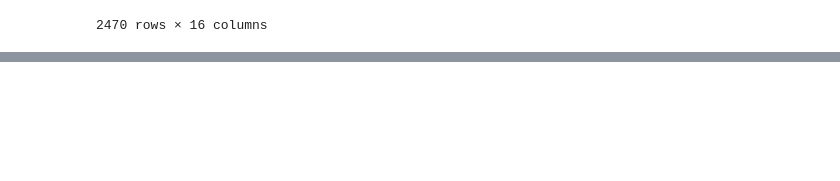
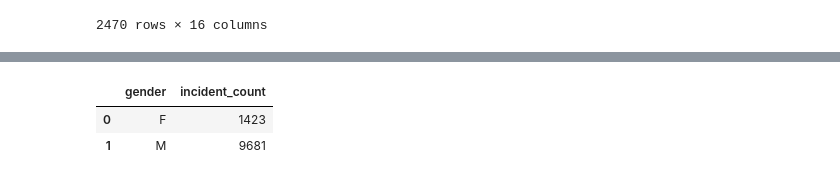
Before and after one commit to Saifullah785/Machine_Learning_Projects, a Jupyter notebook: Project_04_Isreal_and_Palestine_Fatalities_Analysis/Project_04_Isreal_and_Palestine_Fatalities_Analysis.ipynb, the cells around one changed output, grey strips where cells are left out. Saved outputs shown, nothing was run; the diff lists cells and outputs as text; code cells hidden in the pictures; blank space fills up the shorter version.

```diff
--- a/Project_04_Isreal_and_Palestine_Fatalities_Analysis/Project_04_Isreal_and_Palestine_Fatalities_Analysis.ipynb
+++ b/Project_04_Isreal_and_Palestine_Fatalities_Analysis/Project_04_Isreal_and_Palestine_Fatalities_Analysis.ipynb
@@ -175,0 +180,7 @@ df[(df['event_location_region']=='West Bank') & (df['type_of_injury']=='gunfire'
+# %%
+# df.groupby('gender').size().reset_index(name='incident_count')
+df.groupby('gender').size().reset_index(name='incident_count')
+# %% [output]
+|  | gender | incident_count |
+| 0 | F | 1423 |
+| 1 | M | 9681 |
```
Also changed, not shown: parts of 10 cells of this notebook.
